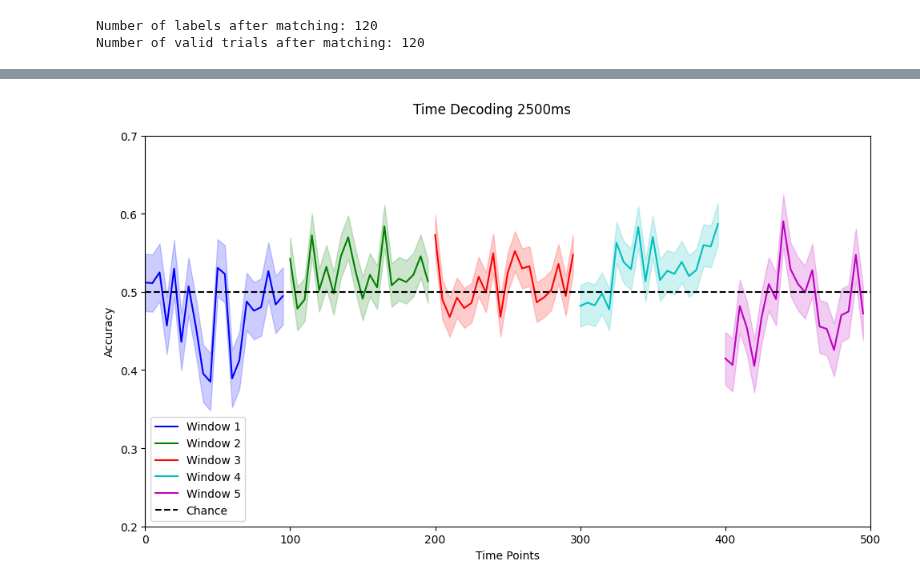
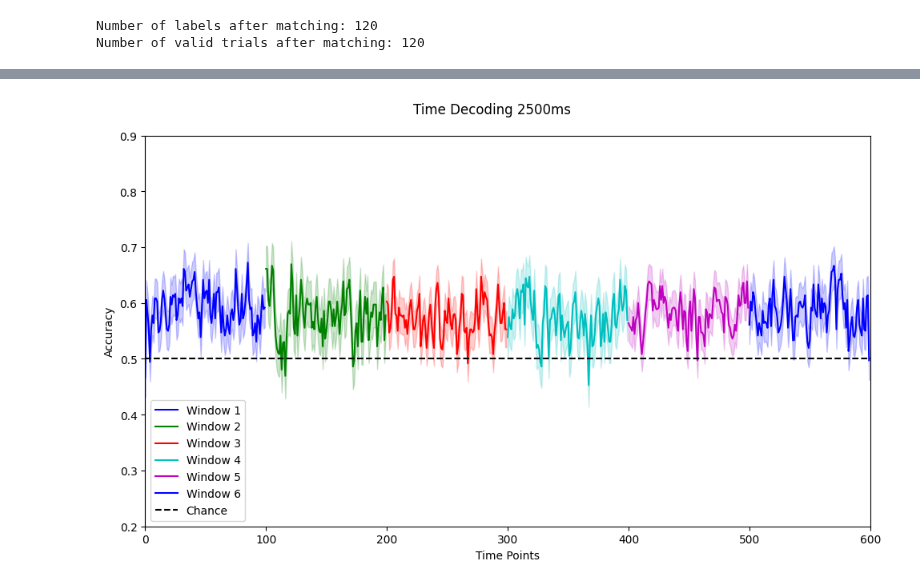
Before and after one commit to dorisyu0000/meg_decoding, a Jupyter notebook: time_decoder.ipynb, the cells around one changed output, grey strips where cells are left out. Drawn from its saved outputs; the diff is of its cells as text; code cells hidden in the pictures.

```diff
--- a/time_decoder.ipynb
+++ b/time_decoder.ipynb
@@ -587,15 +423,9 @@ clf = make_pipeline(
     LogisticRegression(solver="liblinear"),  # liblinear is faster than lbfgs
 )
 
-scores = cross_val_multiscore(clf, X_filtered, y_labels_filtered, cv=5, n_jobs=None)
+scores = cross_val_multiscore(clf, X_augmented, y_augmented, cv=5, n_jobs=None)
 
 # Mean scores across cross-validation splits
 score = np.mean(scores, axis=0)
 print(f"Spatio-temporal: {100 * score:0.1f}%")
-# Initialize the SlidingEstimator with the pipeline
-time_decod = SlidingEstimator(clf, n_jobs=None, scoring="accuracy", verbose=True)
-
-# Fit the model
-time_decod.fit(X_filtered, y_labels_filtered)
-scores = cross_val_multiscore(clf, X_filtered, y_labels_filtered, cv=5, n_jobs=None)
 # %% [output]
@@ -603,4 +433,11 @@ Spatio-temporal: 60.9%
 # %%
+# Initialize the SlidingEstimator with the pipeline
+time_decod = SlidingEstimator(clf, n_jobs=None, scoring="roc_auc", verbose=True)
+
+# Fit the model
+time_decod.fit(X, y_labels)
+scores = cross_val_multiscore(clf, X, y_labels, cv=5, n_jobs=None)
+
 coef = np.array([est[-1].coef_ for est in time_decod.estimators_])
 coef_2d = coef.squeeze(axis=1).T  # Remove the singleton dimension and transpose
 
@@ -707,5 +557,5 @@ def plot_time_decoding(scores_mean,title, subj):
 # %%
-def plot_time_decoding(scores_mean, title, subj, bin_size=10):
+def plot_time_decoding(scores_mean, title, subj, bin_size=1):
     # Calculate standard deviation
     scores_std = np.std(scores_mean)
 
@@ -724,9 +574,9 @@ def plot_time_decoding(scores_mean, title, subj, bin_size=10):
 
     plt.plot(time_points, binned_mean, label='Mean Accuracy')
     plt.fill_between(time_points, binned_mean - binned_std, binned_mean + binned_std, alpha=0.2, label='Variance')
-    plt.ylim(0.2, 0.7)
-    plt.xlim(250,450)
-    plt.axhline(1/n_classes, color='k', linestyle='--', label='Chance')
+    plt.ylim(0.1, 1)
+    plt.xlim(0, n_time_points)
+    plt.axhline(1/3, color='k', linestyle='--', label='Chance')
     plt.axvline(50, color='k', linestyle='--')
     plt.xlabel('Time Points (binned)')
     plt.ylabel('Accuracy')
@@ -760,0 +589,2 @@ Scores shape: (5, 500)
+# %%
+scores_mean = train_time_decoder_with_threshold(X_augmented, y_augmented)
@@ -761,5 +595,5 @@ Scores shape: (5, 500)
 # %%
-def plot_time_decoding(scores_mean, title, subj, window_size=100, bin_size=5):
+def plot_time_decoding(scores_mean, title, subj, window_size=100, bin_size=1):
     n_time_points = scores_mean.shape[0]
     n_windows = n_time_points // window_size
     # scores_mean = smooth_scores(scores_mean)
@@ -776,32 +610,32 @@ def plot_time_decoding(scores_mean, title, subj, window_size=100, bin_size=5):
         start_idx = i * window_size
         end_idx = start_idx + window_size
         window_mean = scores_mean[start_idx:end_idx]
 
         # Bin the data within the window
         n_bins = window_size // bin_size
         if n_bins == 0:
             print("Error: Not enough data points to create bins within the window.")
             continue
 
         binned_mean = window_mean[:n_bins * bin_size].reshape(n_bins, bin_size).mean(axis=1)
         binned_std_error = np.std(window_mean) / np.sqrt(bin_size)  # Calculate standard error
 
         # Plotting
         time_points = np.arange(n_bins) * bin_size + start_idx
         plt.plot(time_points, binned_mean, label=f'Window {i+1}', color=colors[i % len(colors)])
         plt.fill_between(time_points, binned_mean - binned_std_error, binned_mean + binned_std_error, alpha=0.2, color=colors[i % len(colors)])
 
-    plt.ylim(0.2, 0.7)
+    plt.ylim(0.2, 0.9)
     plt.xlim(0, n_time_points)
     plt.axhline(1/len(np.unique(y_labels_filtered)), color='k', linestyle='--', label='Chance')
     plt.xlabel('Time Points')
     plt.ylabel('Accuracy')
     plt.suptitle(title)
     plt.legend()
     plt.tight_layout()
     plt.show()
 
 
 plot_time_decoding(scores_mean, 'Time Decoding 2500ms', subj)
 # %% [output]
-[figure, old version]
+[figure, new version]
```
Also changed, not shown: parts of 24 cells of this notebook, 5 other files.
